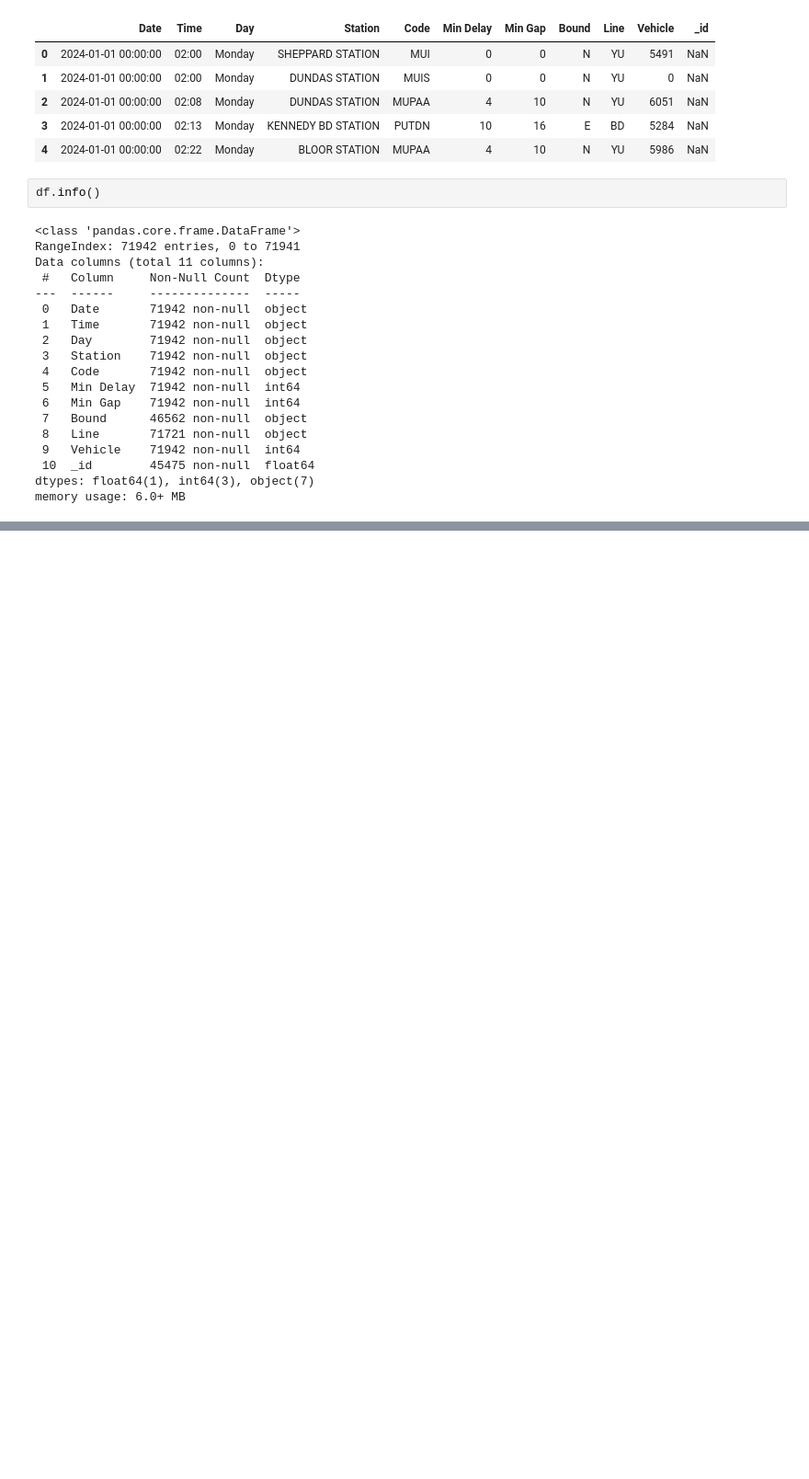
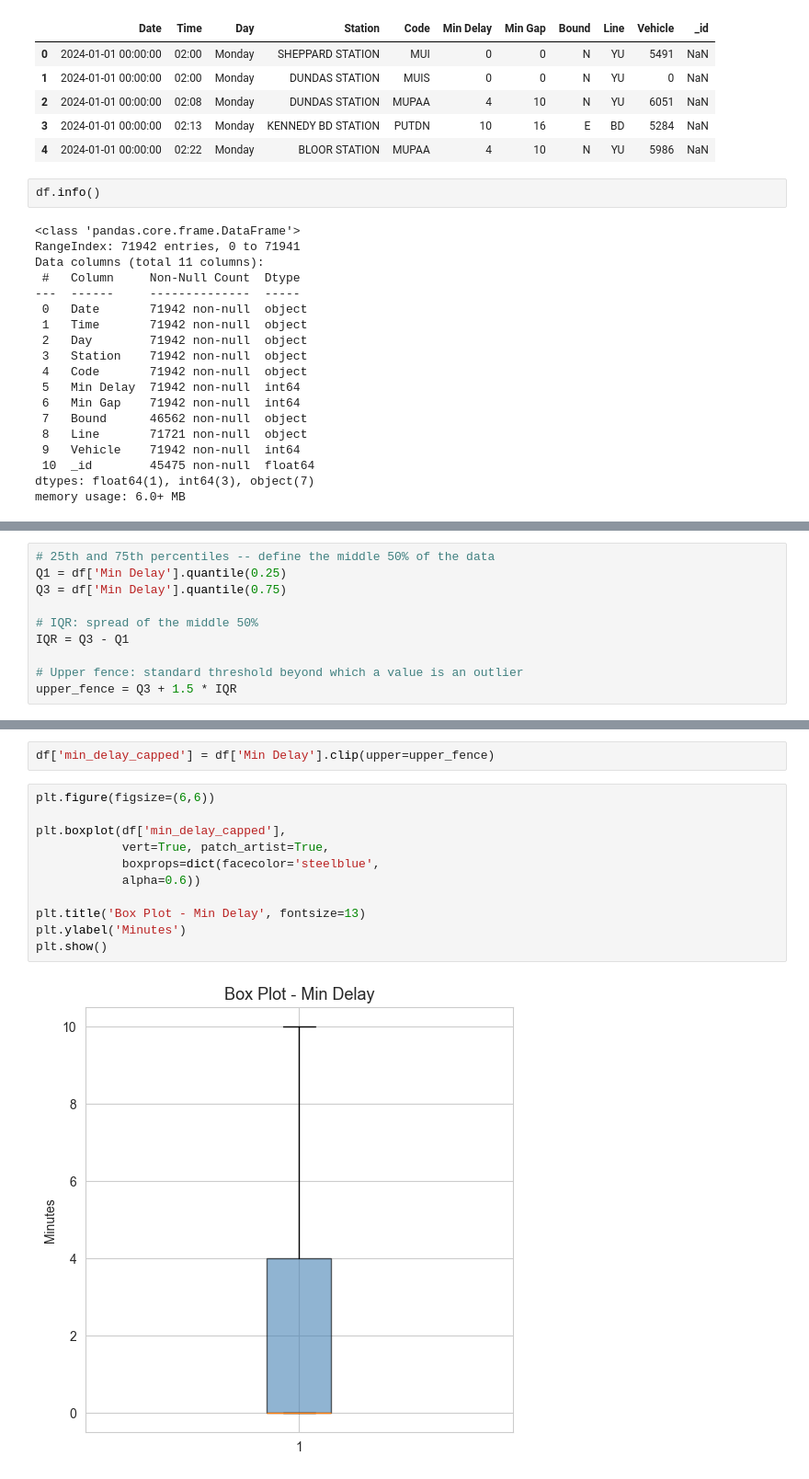
Before and after one commit to yusef-mcc/ttc-project, a Jupyter notebook: ttc-eda.ipynb, the cells around one changed output, grey strips where cells are left out. Shown at 92% size. Saved outputs shown, nothing was run; the diff lists cells and outputs as text; blank space fills up the shorter version.

```diff
--- a/ttc-eda.ipynb
+++ b/ttc-eda.ipynb
@@ -50,0 +109,10 @@ memory usage: 6.0+ MB
+# %%
+# 25th and 75th percentiles -- define the middle 50% of the data
+Q1 = df['Min Delay'].quantile(0.25)
+Q3 = df['Min Delay'].quantile(0.75)
+
+# IQR: spread of the middle 50%
+IQR = Q3 - Q1
+
+# Upper fence: standard threshold beyond which a value is an outlier
+upper_fence = Q3 + 1.5 * IQR
@@ -50,0 +132,15 @@ memory usage: 6.0+ MB
+# %%
+df['min_delay_capped'] = df['Min Delay'].clip(upper=upper_fence)
+# %%
+plt.figure(figsize=(6,6))
+
+plt.boxplot(df['min_delay_capped'],
+            vert=True, patch_artist=True,
+            boxprops=dict(facecolor='steelblue',
+            alpha=0.6))
+
+plt.title('Box Plot - Min Delay', fontsize=13)
+plt.ylabel('Minutes')
+plt.show()
+# %% [output]
+[figure, added]
```
Also changed, not shown: parts of 17 cells of this notebook.
